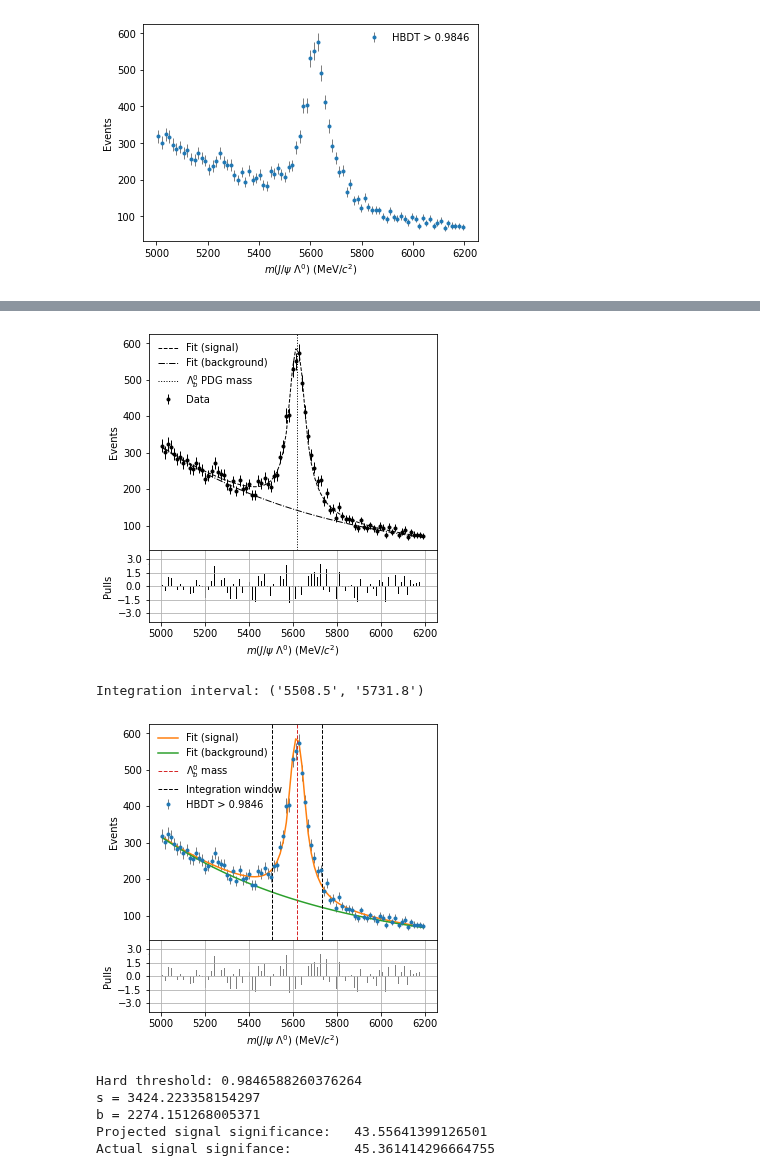
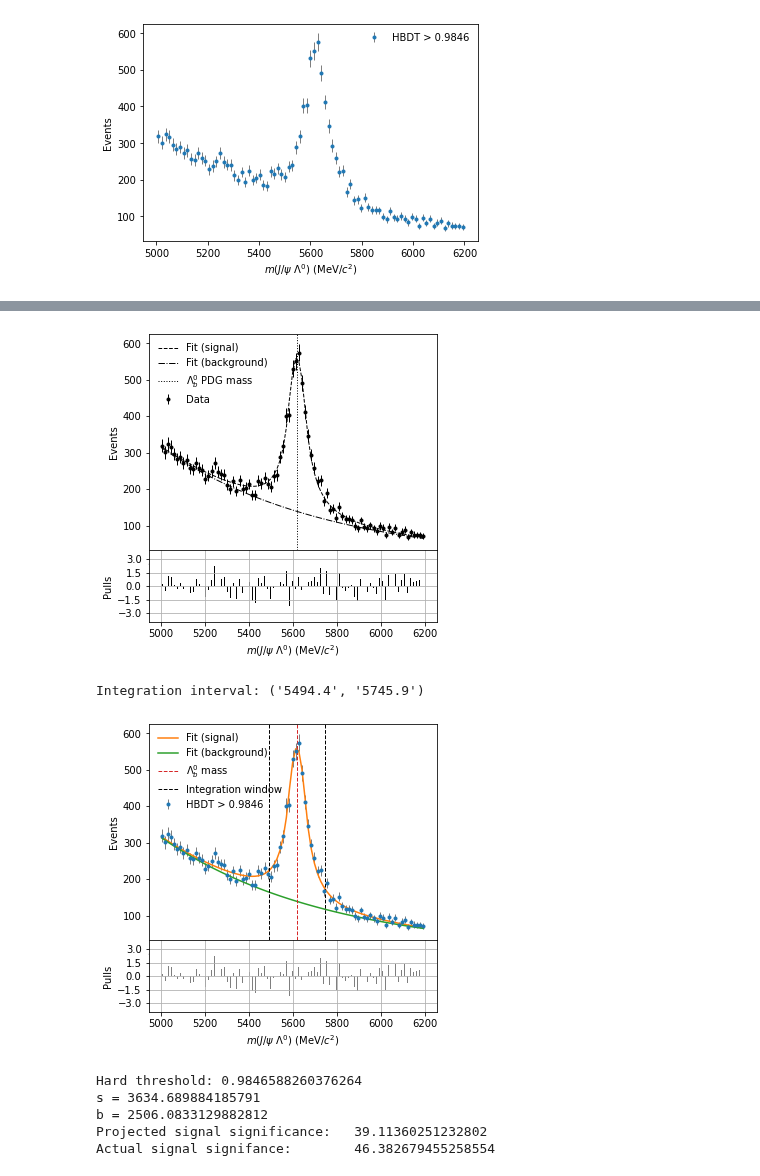
Before and after one commit to alatios/lb2jpsil_classifier-studies, a Jupyter notebook: 20_HBDT/24_threshold_optimization.ipynb, the cells around one changed output, grey strips where cells are left out. Drawn from its saved outputs; the diff is of its cells as text; code cells hidden in the pictures.

```diff
--- a/20_HBDT/24_threshold_optimization.ipynb
+++ b/20_HBDT/24_threshold_optimization.ipynb
@@ -710,10 +710,10 @@ plt.show()
 ## This is the complete fit function, sum of:
 ## 1. A crystal_ball_double_norm with fixed parameters (to MC fit results) apart from normalization S.
 ## 2. A turn_on_exp with free parameters C (normalization), m_0 (turn-on mass), a (coefficient, as in exp[-a*x])
-def sig_bkg_fit_function(x, S, C, m0, a):
+def sig_bkg_fit_function(x, S, sigma, C, m0, a):
     ## Fixed parameters
     mu = mu_constr
-    sigma = sigma_constr
+    #sigma = sigma_constr
     alpha1 = alpha_1_constr
     n1 = n_1_constr
     alpha2 = alpha_2_constr
@@ -815,10 +816,10 @@ b_i=\frac{b_0 \varepsilon_i^b}{\varepsilon_0^b}
 ## Extract $s_0$ and $b_0$
 The proper way would be to integrate functions in the $\pm 3\sigma$ region. We sum the fit function values in the bin midpoints within said region. Not as clean, let's hope it suffices.
 # %%
-S, C, m0, a = data_param_best
+S, sigma, C, m0, a = data_param_best
 
-lower_integration_limit = mu_constr - 3 * sigma_constr
-upper_integration_limit = mu_constr + 3 * sigma_constr
+lower_integration_limit = mu_constr - 3 * sigma
+upper_integration_limit = mu_constr + 3 * sigma
 
 print("Integration interval:", ('{0:.5g}'. format(lower_integration_limit), '{0:.5g}'. format(upper_integration_limit)))
 # %% [output]
@@ -1257,10 +1258,10 @@ plt.show()
 ## This is the complete fit function, sum of:
 ## 1. A crystal_ball_double_norm with fixed parameters (to MC fit results) apart from normalization S.
 ## 2. A turn_on_exp with free parameters C (normalization), m_0 (turn-on mass), a (coefficient, as in exp[-a*x])
-def sig_bkg_fit_function(x, S, C, m0, a):
+def sig_bkg_fit_function(x, S, sigma, C, m0, a):
     ## Fixed parameters
     mu = mu_constr
-    sigma = sigma_constr
+#    sigma = sigma_constr
     alpha1 = alpha_1_constr
     n1 = n_1_constr
     alpha2 = alpha_2_constr
@@ -1342,7 +1344,7 @@ plt.plot(data_bin_midpoints,
          color=fit_sig_color, linestyle=fit_sig_linestyle, linewidth=fit_sig_line_width,
          label='Fit (signal)')
 plt.plot(data_bin_midpoints,
-         fit_utils.turn_on_exp(data_bin_midpoints, *data_param_best[1:]),
+         fit_utils.turn_on_exp(data_bin_midpoints, *data_param_best[2:]),
          color=fit_bkg_color, linestyle=fit_bkg_linestyle, linewidth=fit_bkg_line_width,
          label='Fit (background)')
 plt.axvline(lambdab_pdg_mass, linestyle='dotted', color=lambda_pdg_color, linewidth=1, label='$\Lambda_b^0$ PDG mass')
@@ -1372,16 +1374,16 @@ if save_plots:
 
 plt.show()
 # %% [output]
-[figure, old version]
+[figure, new version]
 # %%
-S, C, m0, a = data_param_best
+S, sigma, C, m0, a = data_param_best
 
-lower_integration_limit = mu_constr - 3 * sigma_constr
-upper_integration_limit = mu_constr + 3 * sigma_constr
+lower_integration_limit = mu_constr - 3 * sigma
+upper_integration_limit = mu_constr + 3 * sigma
 
 print("Integration interval:", ('{0:.5g}'. format(lower_integration_limit), '{0:.5g}'. format(upper_integration_limit)))
 # %% [output]
-Integration interval: ('5508.5', '5731.8')
+Integration interval: ('5494.4', '5745.9')
 # %%
 basic_filename = 'lambdab_hard_fit_window'
 plot_filename = 'data_' + basic_filename
@@ -1403,45 +1405,45 @@ plt.plot(data_bin_midpoints,
          color='tab:orange',
          label='Fit (signal)')
 plt.plot(data_bin_midpoints,
-         fit_utils.turn_on_exp(data_bin_midpoints, *data_param_best[1:]),
+         fit_utils.turn_on_exp(data_bin_midpoints, *data_param_best[2:]),
          color='tab:green',
          label='Fit (background)')
 plt.axvline(lambdab_pdg_mass, linestyle='--', color='tab:red', linewidth=1, label='$\Lambda_b^0$ mass')
 plt.axvline(lower_integration_limit, linestyle='--', color='k', linewidth=1)
 plt.axvline(upper_integration_limit, linestyle='--', color='k', linewidth=1, label='Integration window')
 if show_grid:
     plt.grid()
 if show_titles:
     plt.title(inv_mass_variable_title + " distribution" + '\n(Run 2 data)')
 
 plt.xlabel("$m(J/\psi \Lambda)$ (MeV/$c^2$)")
 plt.ylabel('Events')
 plt.legend(frameon=False)
 
 ## Pulls plot
 frame_pulls = fig.add_axes((.1,.1,.8,.2))
 plt.bar(x=data_bin_midpoints,
         height=(data_events - sig_bkg_fit_function(data_bin_midpoints, *data_param_best))/np.sqrt(data_events),
         width=4,
         color='tab:gray')
 plt.ylim((-4,4))
 plt.grid()
 plt.xlabel("$m(J/\psi~\Lambda^0)$ (MeV/$c^2$)")
 plt.ylabel("Pulls")
 plt.yticks([-3,-1.5,0,1.5,3])
 
 if save_plots:
     plt.savefig(plot_directory + plot_filename + '.pdf', bbox_inches='tight')
 
 plt.show()
 # %% [output]
-[figure, old version]
+[figure, new version]
 # %%
 integration_window = (data_bin_midpoints >= lower_integration_limit) & (data_bin_midpoints <= upper_integration_limit)
 
 s = sum(fit_utils.crystal_ball_double_norm(
     data_bin_midpoints[integration_window],
-    S, mu_constr, sigma_constr, alpha_1_constr, n_1_constr, alpha_2_constr, n_2_constr
+    S, mu_constr, sigma, alpha_1_constr, n_1_constr, alpha_2_constr, n_2_constr
 ))
 b = sum(fit_utils.turn_on_exp(data_bin_midpoints[integration_window], C, m0, a))
 
@@ -1451,7 +1453,7 @@ print("Projected signal significance:\t", best_threshold_series['sig_significanc
 print("Actual signal signifance:\t", signal_significance(s,b))
 # %% [output]
 Hard threshold: 0.9846588260376264
-s = 3424.223358154297
-b = 2274.151268005371
-Projected signal significance:   43.55641399126501
-Actual signal signifance:        45.361414296664755
+s = 3634.689884185791
+b = 2506.0833129882812
+Projected signal significance:   39.11360251232802
+Actual signal signifance:        46.382679455258554
```
Also changed, not shown: parts of 13 cells of this notebook.
